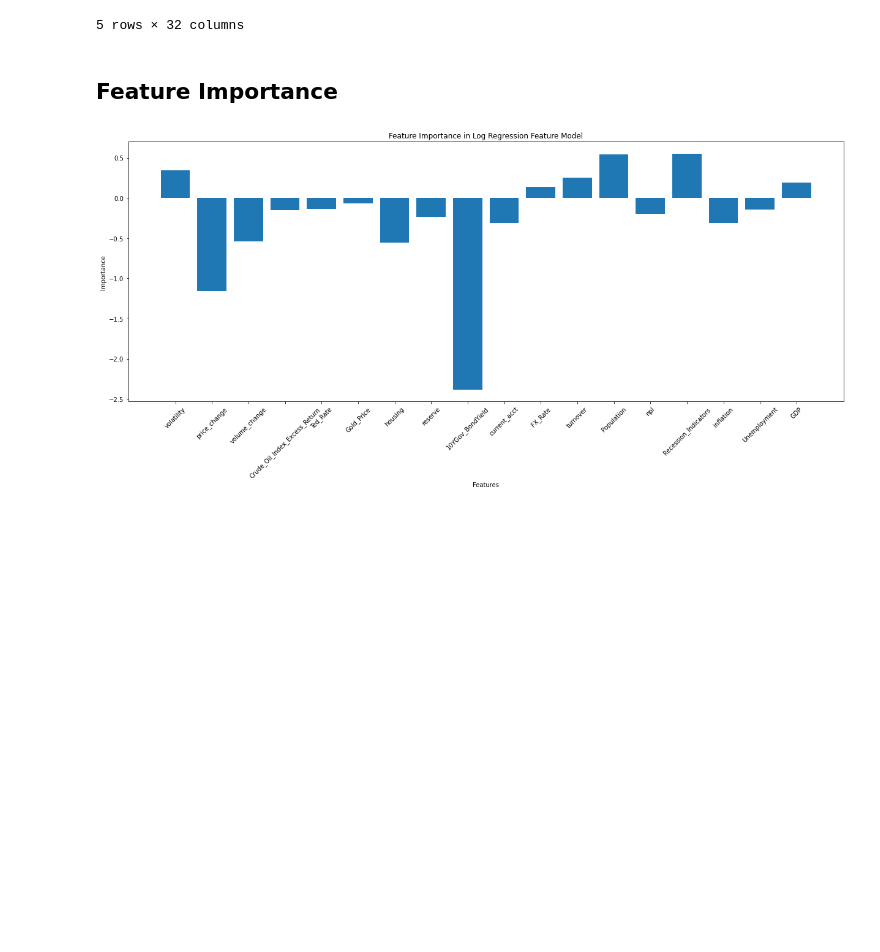
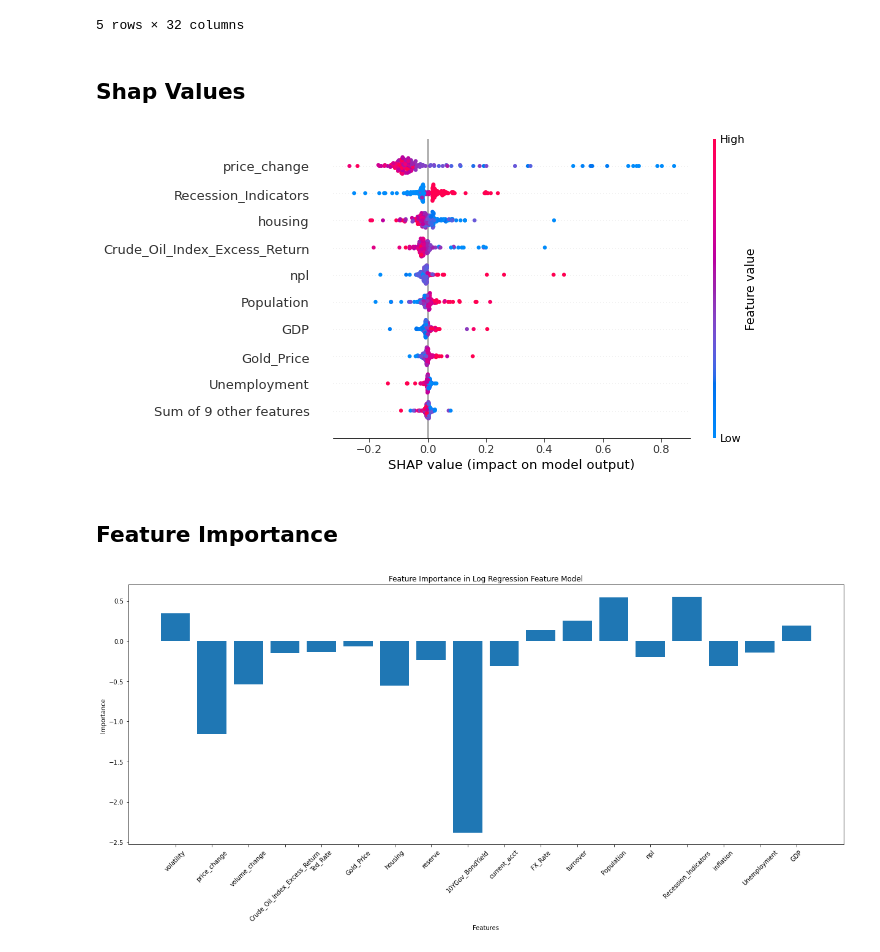
Before and after one commit to nicockt/fyp-2024, a Jupyter notebook: models/Log Regression_features.ipynb, the cells around one changed output. Saved outputs shown, nothing was run; the diff lists cells and outputs as text; code cells hidden in the pictures; blank space fills up the shorter version.

```diff
--- a/models/Log Regression_features.ipynb
+++ b/models/Log Regression_features.ipynb
@@ -154,6 +155,7 @@ labeled_index.to_csv("../data/labeled_data/quarterly_labeled_features_standardiz
 # Call TimeSeriesSplit
 tscv = TimeSeriesSplit(n_splits=5)
 evaluation = []
+shap_values_list = []
 
 for train_index, test_index in tscv.split(quarters):
 
@@ -212,6 +214,10 @@ for train_index, test_index in tscv.split(quarters):
     auc_roc = roc_auc_score(y_test, y_prob)
     fpr, tpr, thresholds = roc_curve(y_test, y_prob)
 
+    explainer = shap.Explainer(model.predict, X_test)
+    shap_values = explainer(X_test)
+    shap_values_list.append(shap_values)
+
     evaluation_result = {
         'Train_Start': pd.to_datetime(train_quarters).min(),
         'Train_End': pd.to_datetime(train_quarters).max(),
@@ -268,6 +274,12 @@ evaluation_df
 | 3 | 1998-03-31 | 2012-12-31 | 2013-03-31 | 2016-06-30 | [[111, 18], [3, 8]] | 0.307692 | 0.727273 | 0.432432 | 0.850000 | ... |
 | 4 | 1998-03-31 | 2016-06-30 | 2016-09-30 | 2019-12-31 | [[122, 17], [0, 1]] | 0.055556 | 1.000000 | 0.105263 | 0.878571 | ... |
 5 rows × 32 columns
+# %% [markdown]
+## Shap Values
+# %%
+shap.plots.beeswarm(shap_values_list[4])
+# %% [output]
+[figure, added]
 # %% [markdown]
 ## Feature Importance
 # %%
```
Also changed, not shown: parts of 1 cell of this notebook, 5 other files.
